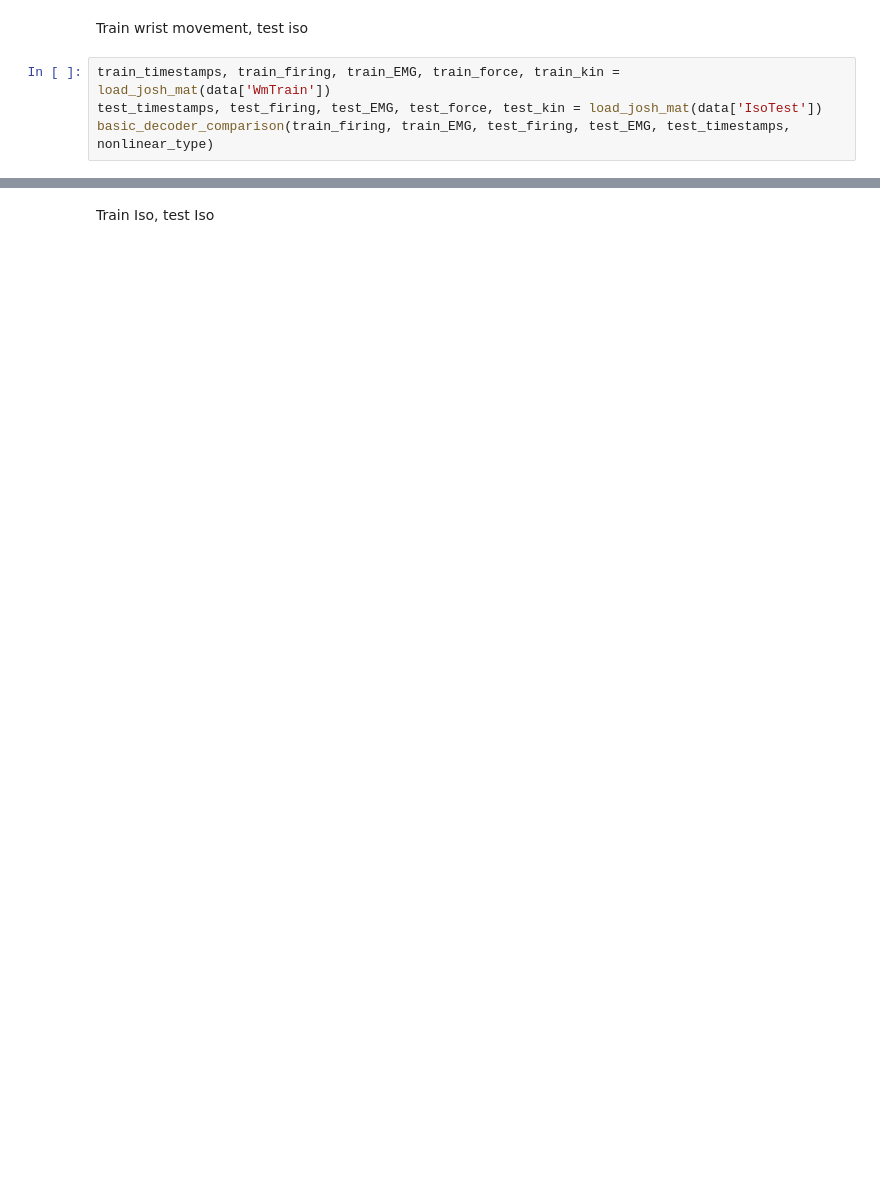
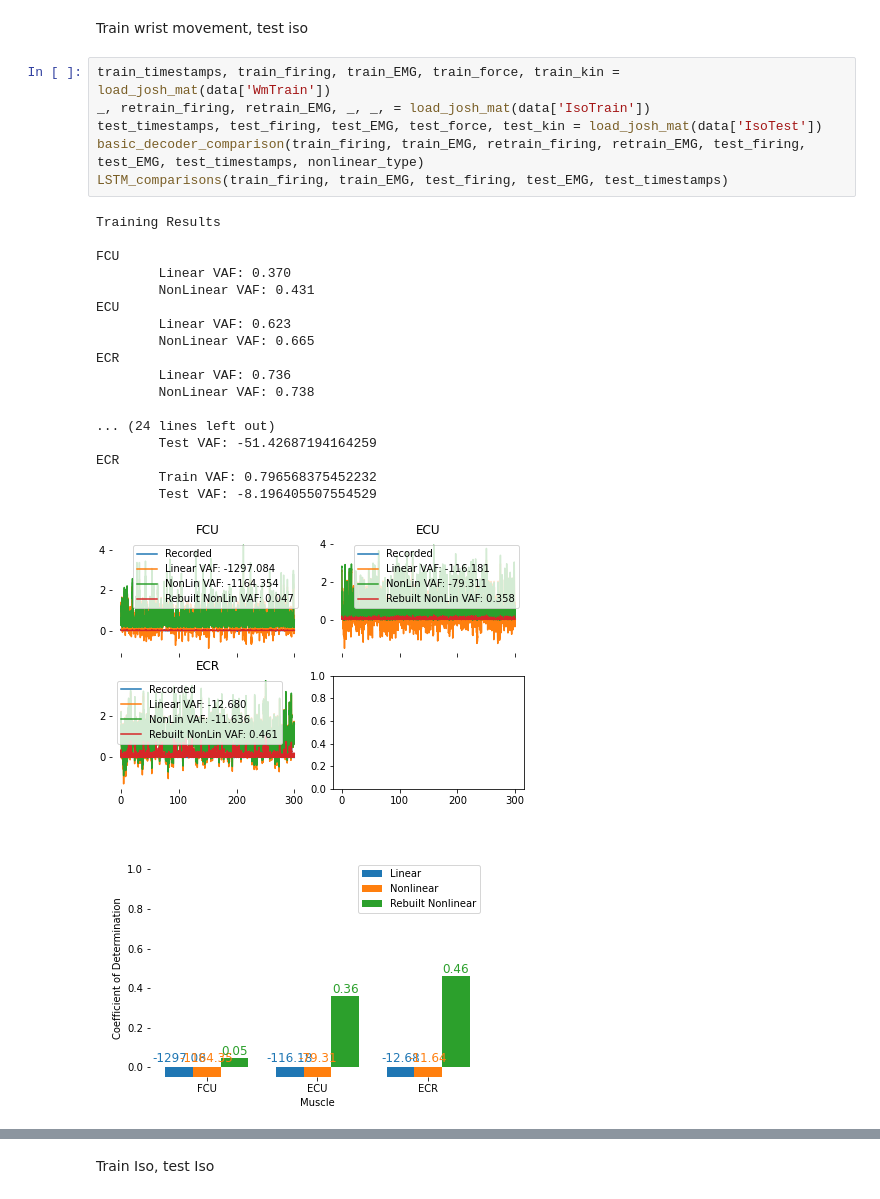
Before and after one commit to limblab/proc-kevin, a Jupyter notebook: LSTM/LSTM_exploration.ipynb, the cells around one changed output, grey strips where cells are left out. Cells and saved outputs as stored; diff of their text form; blank space fills up the shorter version.

```diff
--- a/LSTM/LSTM_exploration.ipynb
+++ b/LSTM/LSTM_exploration.ipynb
@@ -312,5 +591,27 @@ ECR
 Train wrist movement, test iso
 # %%
 train_timestamps, train_firing, train_EMG, train_force, train_kin = load_josh_mat(data['WmTrain'])
+_, retrain_firing, retrain_EMG, _, _, = load_josh_mat(data['IsoTrain'])
 test_timestamps, test_firing, test_EMG, test_force, test_kin = load_josh_mat(data['IsoTest'])
-basic_decoder_comparison(train_firing, train_EMG, test_firing, test_EMG, test_timestamps, nonlinear_type)
+basic_decoder_comparison(train_firing, train_EMG, retrain_firing, retrain_EMG, test_firing, test_EMG, test_timestamps, nonlinear_type)
+LSTM_comparisons(train_firing, train_EMG, test_firing, test_EMG, test_timestamps)
+# %% [output]
+Training Results
+
+FCU
+        Linear VAF: 0.370
+        NonLinear VAF: 0.431
+ECU
+        Linear VAF: 0.623
+        NonLinear VAF: 0.665
+ECR
+        Linear VAF: 0.736
+        NonLinear VAF: 0.738
+
+... (24 lines left out)
+        Test VAF: -51.42687194164259
+ECR
+        Train VAF: 0.796568375452232
+        Test VAF: -8.196405507554529
+[figure, added]
+[figure, added]
```
Also changed, not shown: parts of 35 cells of this notebook.
